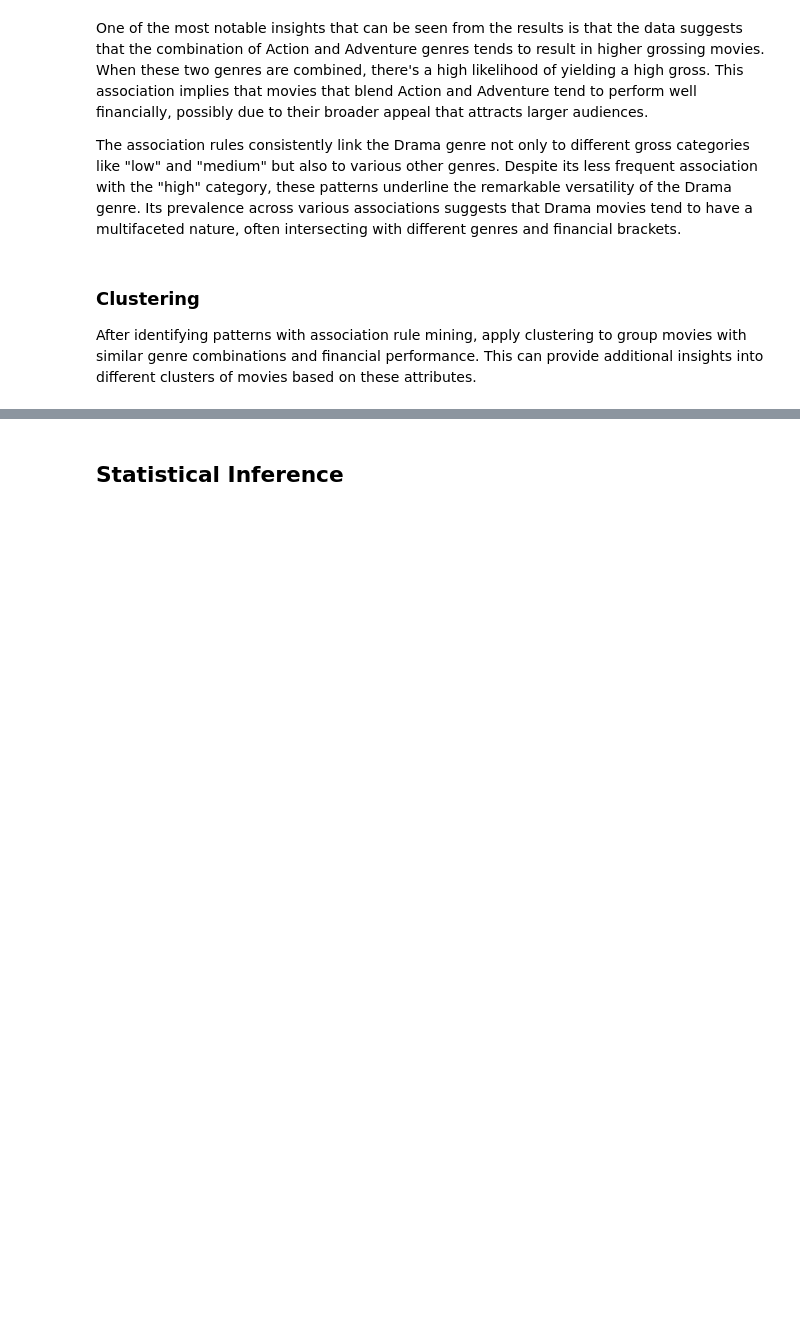
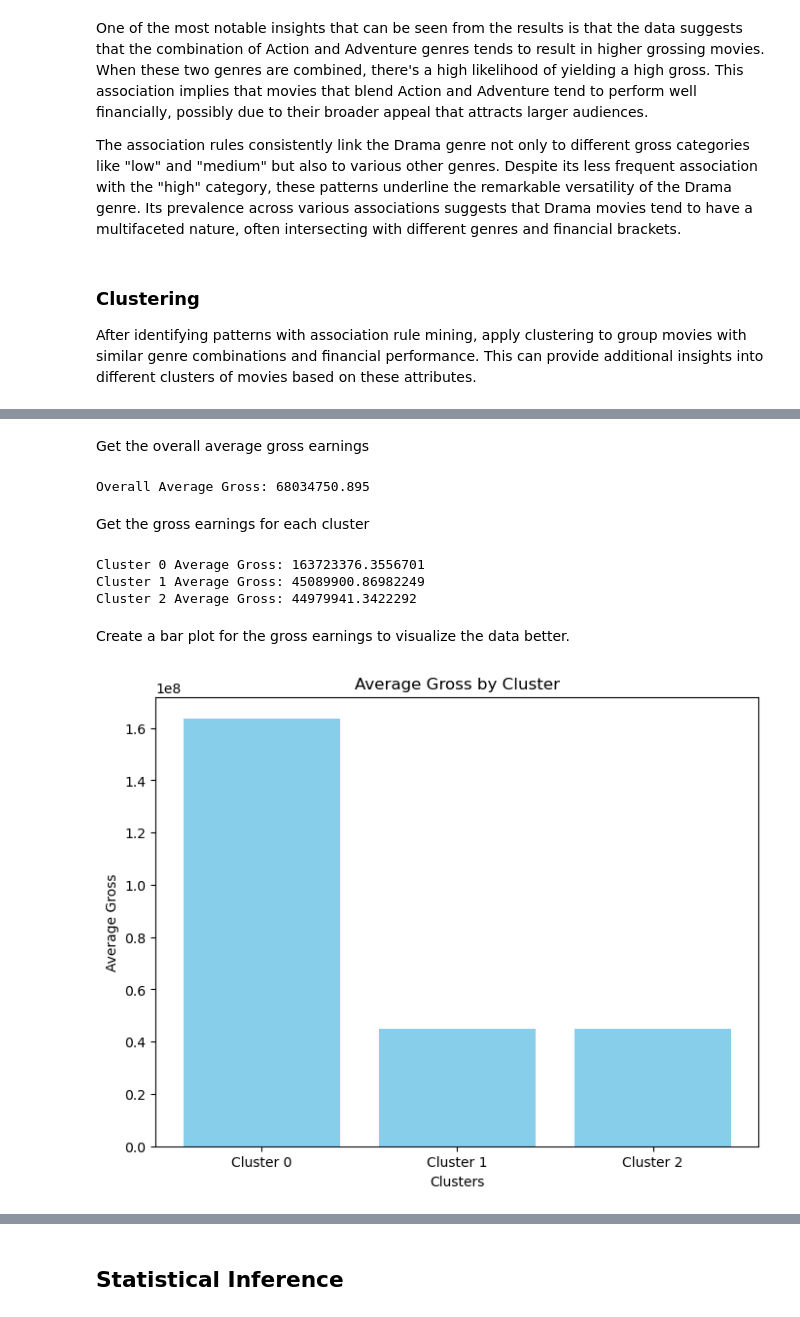
Before and after one commit to ikkai-r/csmodel, a Jupyter notebook: CSMODEL-Project.ipynb, the cells around one changed output, grey strips where cells are left out. Cells and saved outputs as stored; diff of their text form; code cells hidden in the pictures; blank space fills up the shorter version.

```diff
--- a/CSMODEL-Project.ipynb
+++ b/CSMODEL-Project.ipynb
@@ -1393,0 +1370,34 @@ It can be seen that the cluster 0 has the highest average gross among the three
+# %% [markdown]
+Get the overall average gross earnings
+# %%
+print('Overall Average Gross:', gross_df.mean())
+# %% [output]
+Overall Average Gross: 68034750.895
+# %% [markdown]
+Get the gross earnings for each cluster
+# %%
+overall_average_gross0 = cluster0['Gross'].mean()
+overall_average_gross1 = cluster1['Gross'].mean()
+overall_average_gross2 = cluster2['Gross'].mean()
+
+print('Cluster 0 Average Gross:', overall_average_gross0)
+print('Cluster 1 Average Gross:', overall_average_gross1)
+print('Cluster 2 Average Gross:', overall_average_gross2)
+# %% [output]
+Cluster 0 Average Gross: 163723376.3556701
+Cluster 1 Average Gross: 45089900.86982249
+Cluster 2 Average Gross: 44979941.3422292
+# %% [markdown]
+Create a bar plot for the gross earnings to visualize the data better.
+# %%
+overall_average_gross = [overall_average_gross0, overall_average_gross1, overall_average_gross2]
+clusters = ['Cluster 0', 'Cluster 1', 'Cluster 2']
+
+plt.figure(figsize=(8, 6))
+plt.bar(clusters, overall_average_gross, color='skyblue')
+plt.xlabel('Clusters')
+plt.ylabel('Average Gross')
+plt.title('Average Gross by Cluster')
+plt.show()
+# %% [output]
+[figure, added]
```
Also changed, not shown: parts of 48 cells of this notebook.
